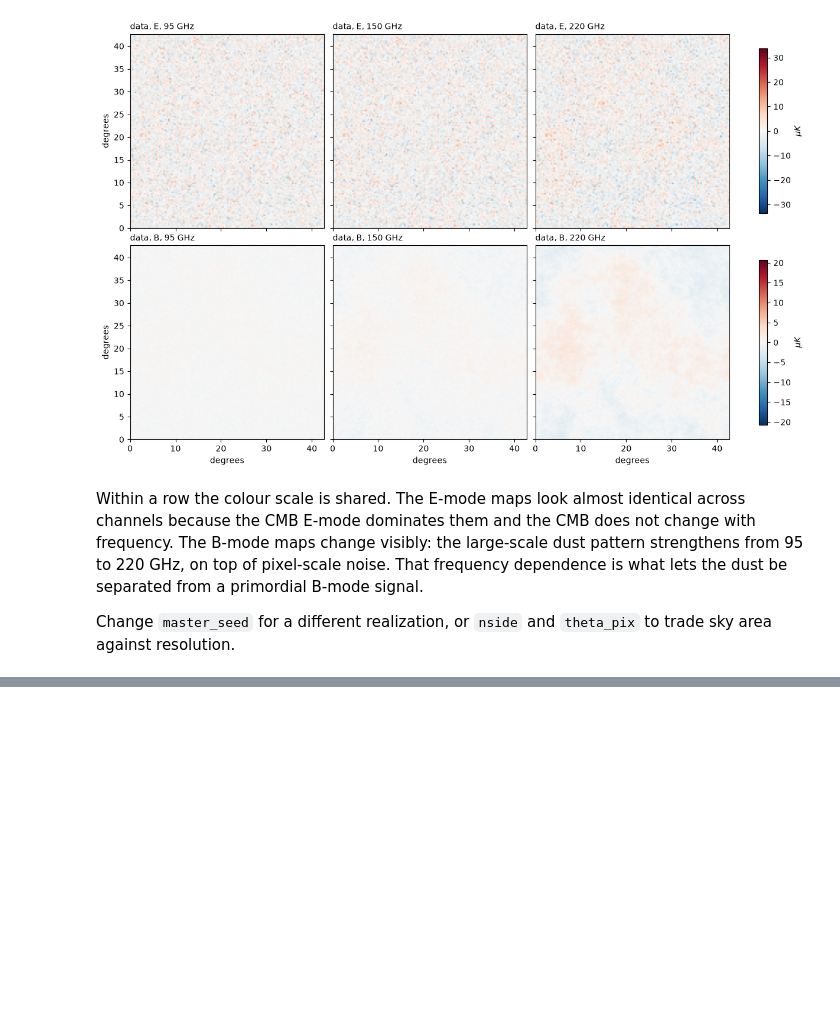
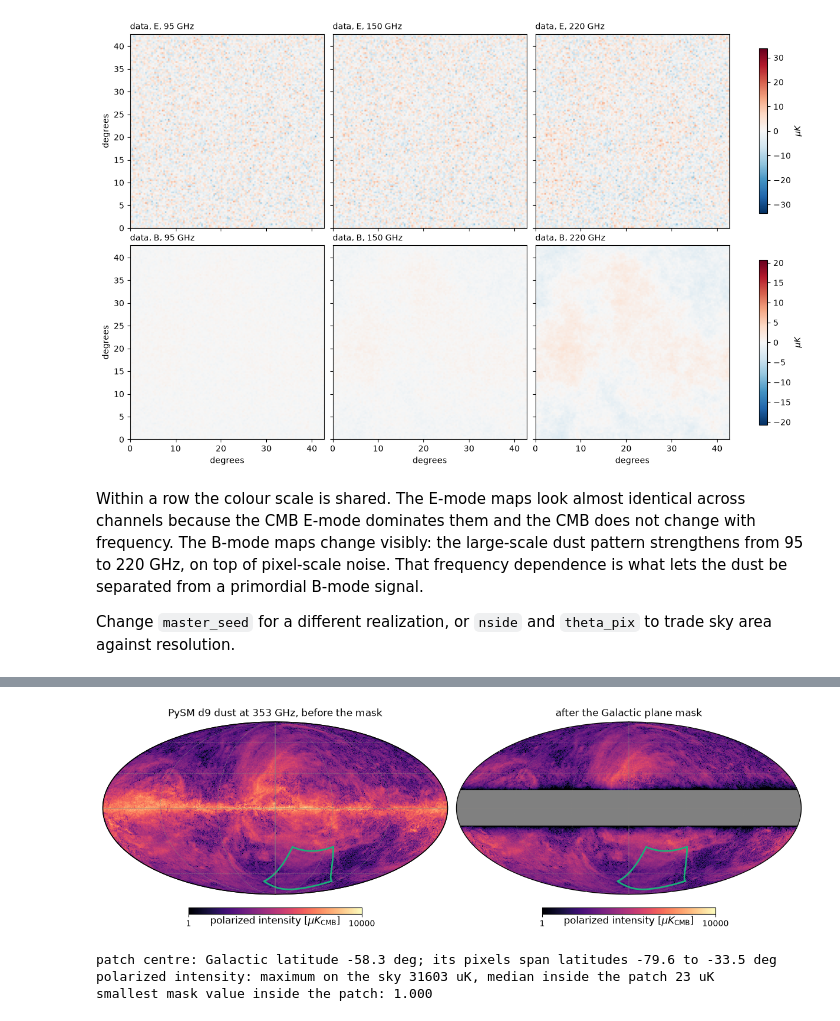
Before and after one commit to zaneblood1/CMBScattering.py, a Jupyter notebook: docs/01_simulating_data.ipynb, the cells around one changed output, grey strips where cells are left out. Saved outputs shown, nothing was run; the diff lists cells and outputs as text; code cells hidden in the pictures; blank space fills up the shorter version.

Commit message:
Add PySM dust and compare gaussian sampler run on gauassian v.s. PySM dust

```diff
--- a/docs/data_generation.ipynb
+++ b/docs/01_simulating_data.ipynb
@@ -228,0 +255,52 @@ Change `master_seed` for a different realization, or `nside` and `theta_pix` to
+# %%
+import healpy
+import pysm3
+import pysm3.units as units
+from cmb_scattering.simulate_dust import (galactic_plane_mask, pysm_dust_eb_maps,
+                                          flat_patch_sky_coordinates, edge_taper,
+                                          DEFAULT_PYSM_PRESET, PYSM_DUST)
+
+#the healpix resolution pysm_dust_field picks for 20' flat pixels (6.9' healpix pixels)
+HEALPIX_NSIDE = 512
+SEQUENTIAL = "magma"
+#colour range of the polarized intensity maps, in uK_CMB
+POLARIZED_INTENSITY_RANGE = (1.0, 1e4)
+OUTLINE = "#1baf7a"
+
+sky = pysm3.Sky(nside = HEALPIX_NSIDE, preset_strings = [DEFAULT_PYSM_PRESET],
+                output_unit = units.uK_CMB)
+stokes_maps = sky.get_emission(DUST_REFERENCE_FREQUENCY_GHZ * units.GHz).value
+galactic_mask = galactic_plane_mask(HEALPIX_NSIDE)
+
+def polarized_intensity(stokes):
+    #sqrt(Q^2 + U^2) of an (I, Q, U) healpix map
+    return np.sqrt(stokes[1]**2 + stokes[2]**2)
+
+#Galactic coordinates of the pixels along the four edges of the flat patch
+longitude, latitude = flat_patch_sky_coordinates(nside, theta_pix)
+outline_longitude = np.concatenate([longitude[0], longitude[:, -1], longitude[-1, ::-1], longitude[::-1, 0]])
+outline_latitude = np.concatenate([latitude[0], latitude[:, -1], latitude[-1, ::-1], latitude[::-1, 0]])
+
+fig = plt.figure(figsize = (12, 4.2))
+sky_maps = (("PySM d9 dust at 353 GHz, before the mask", polarized_intensity(stokes_maps)),
+            ("after the Galactic plane mask", polarized_intensity(stokes_maps * galactic_mask)))
+for panel, (title, sky_map) in enumerate(sky_maps):
+    #the masked plane is exactly zero, which a log scale cannot show; it is drawn in grey
+    healpy.mollview(np.where(sky_map > 0, sky_map, healpy.UNSEEN), fig = fig, sub = (1, 2, panel + 1),
+                    norm = "log", min = POLARIZED_INTENSITY_RANGE[0], max = POLARIZED_INTENSITY_RANGE[1],
+                    cmap = SEQUENTIAL, title = title, unit = r"polarized intensity [$\mu K_{\rm CMB}$]")
+    healpy.projplot(outline_longitude, outline_latitude, lonlat = True, color = OUTLINE, lw = 2)
+    healpy.graticule(dpar = 30, dmer = 60, color = MUTED, lw = 0.4)
+plt.show()
+
+in_patch = healpy.ang2pix(HEALPIX_NSIDE, longitude.ravel(), latitude.ravel(), lonlat = True)
+print(f"patch centre: Galactic latitude {latitude[nside // 2, nside // 2]:.1f} deg; "
+      f"its pixels span latitudes {latitude.min():.1f} to {latitude.max():.1f} deg")
+print(f"polarized intensity: maximum on the sky {polarized_intensity(stokes_maps).max():.0f} uK, "
+      f"median inside the patch {np.median(polarized_intensity(stokes_maps)[in_patch]):.0f} uK")
+print(f"smallest mask value inside the patch: {galactic_mask[in_patch].min():.3f}")
+# %% [output]
+[figure, added]
+patch centre: Galactic latitude -58.3 deg; its pixels span latitudes -79.6 to -33.5 deg
+polarized intensity: maximum on the sky 31603 uK, median inside the patch 23 uK
+smallest mask value inside the patch: 1.000
```
Also changed, not shown: parts of 8 cells of this notebook, 10 other files.
